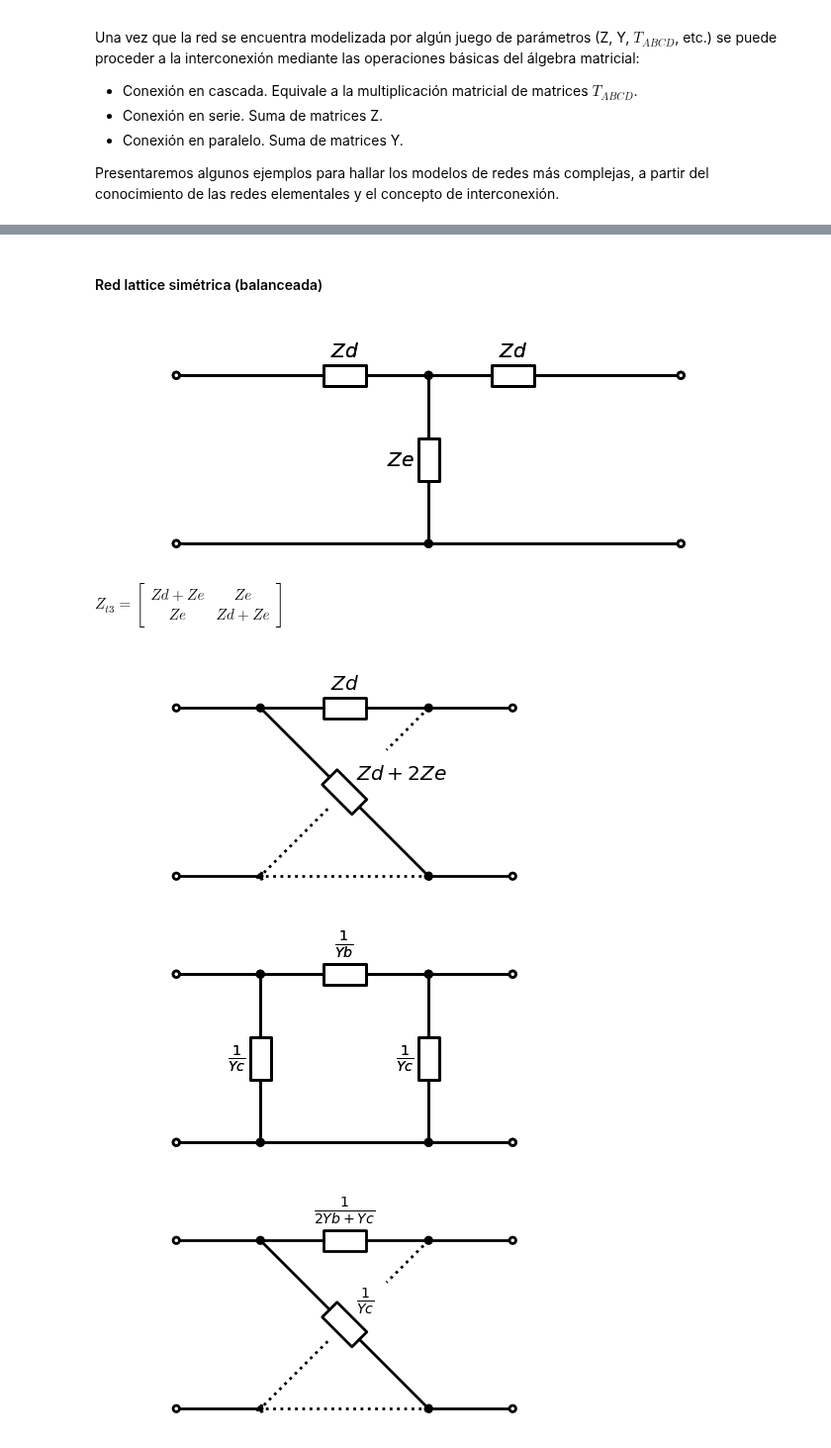
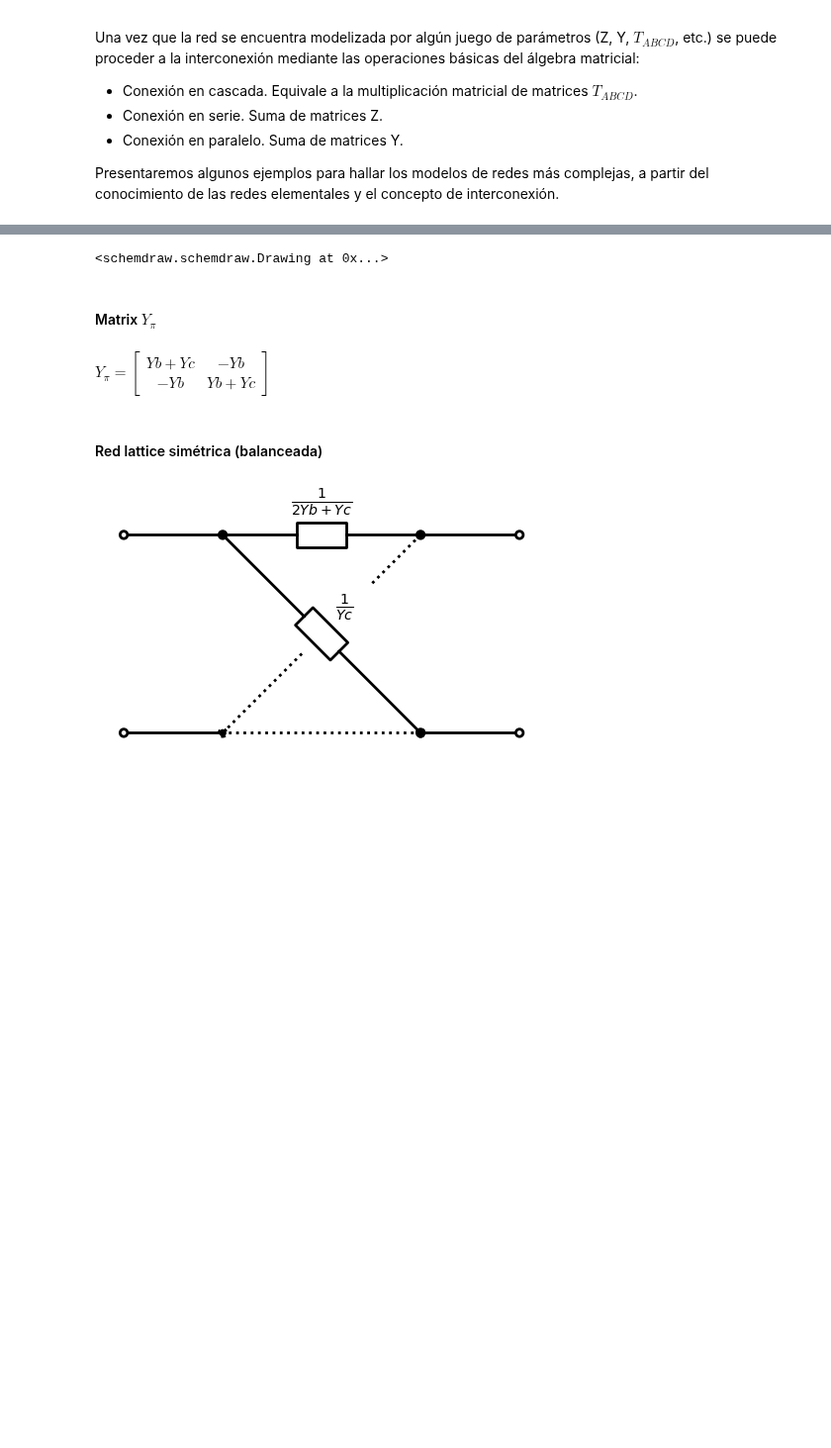
Before and after one commit to marianux/pytc2, a Jupyter notebook: docs/cuadripolos_elementales.ipynb, the cells around one changed output, grey strips where cells are left out. Shown at 99% size. Saved outputs shown, nothing was run; the diff lists cells and outputs as text; code cells hidden in the pictures; blank space fills up the shorter version.

```diff
--- a/docs/cuadripolos_elementales.ipynb
+++ b/docs/cuadripolos_elementales.ipynb
@@ -402,20 +436,15 @@ $\displaystyle T_{TT}=\left[\begin{matrix}\frac{\frac{Za^{2}}{4} + 2 Za Zb + Zb^
 # %%
-display(Markdown('# Redes desbalanceadas convertidas a balanceadas'))
+Ypi2 = sp.Matrix([[Yc+Yb, -Yb], [-Yb, Yc+Yb]])
+
+print_subtitle('Red desbalanceada original')
+
+dibujar_Pi(Ypi2)
+
+print_subtitle('Matrix $Y_{\pi}$')
+
+print_latex(a_equal_b_latex_s('Y_{\\pi}', Ypi2 ))
 
 print_subtitle('Red lattice simétrica (balanceada)')
-
-# fuerzo la red Tee simétrica Za = Zc
-Zt3 = sp.Matrix([[Zd+Ze, Ze], [Ze, Zd+Ze]])
-
-dibujar_Tee(Zt3)
-
-print_latex(a_equal_b_latex_s('Z_{t3}', Zt3 ))
-
-dibujar_lattice(Zt3)
-
-Ypi2 = sp.Matrix([[Yc+Yb, -Yb], [-Yb, Yc+Yb]])
-
-dibujar_Pi(Ypi2)
 
 dibujar_lattice(Ypi2**-1)
 
@@ -425,6 +454,5 @@ display(Markdown('la conversión a una red balanceada puede realizarse sin probl
+<schemdraw.schemdraw.Drawing at 0x...>
-#### Red lattice simétrica (balanceada)
+#### Matrix $Y_{\pi}$
+$\displaystyle Y_{\pi}=\left[\begin{matrix}Yb + Yc & - Yb\\- Yb & Yb + Yc\end{matrix}\right]$
+#### Red lattice simétrica (balanceada)
-[figure, old version]
+[figure, new version]
-$\displaystyle Z_{t3}=\left[\begin{matrix}Zd + Ze & Ze\\Ze & Zd + Ze\end{matrix}\right]$
-[figure, removed]
-[figure, removed]
-[figure, removed]
```
Also changed, not shown: parts of 13 cells of this notebook, 16 other files.
